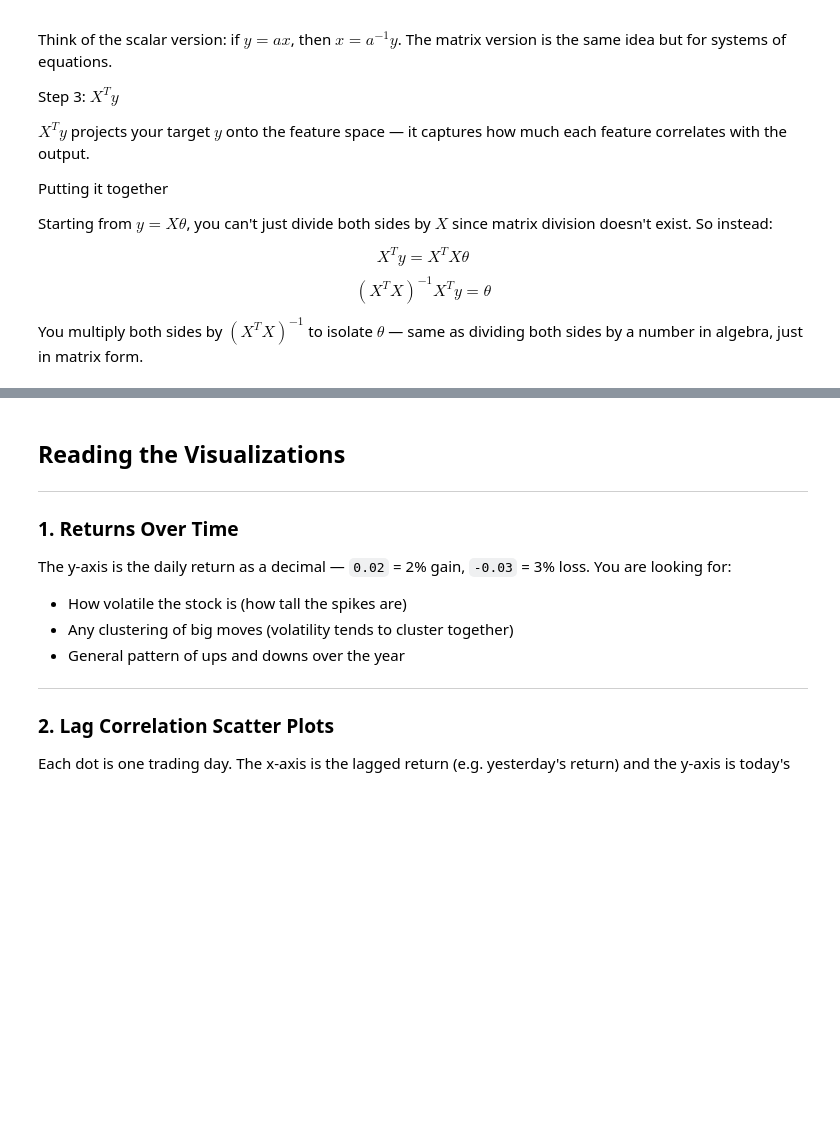
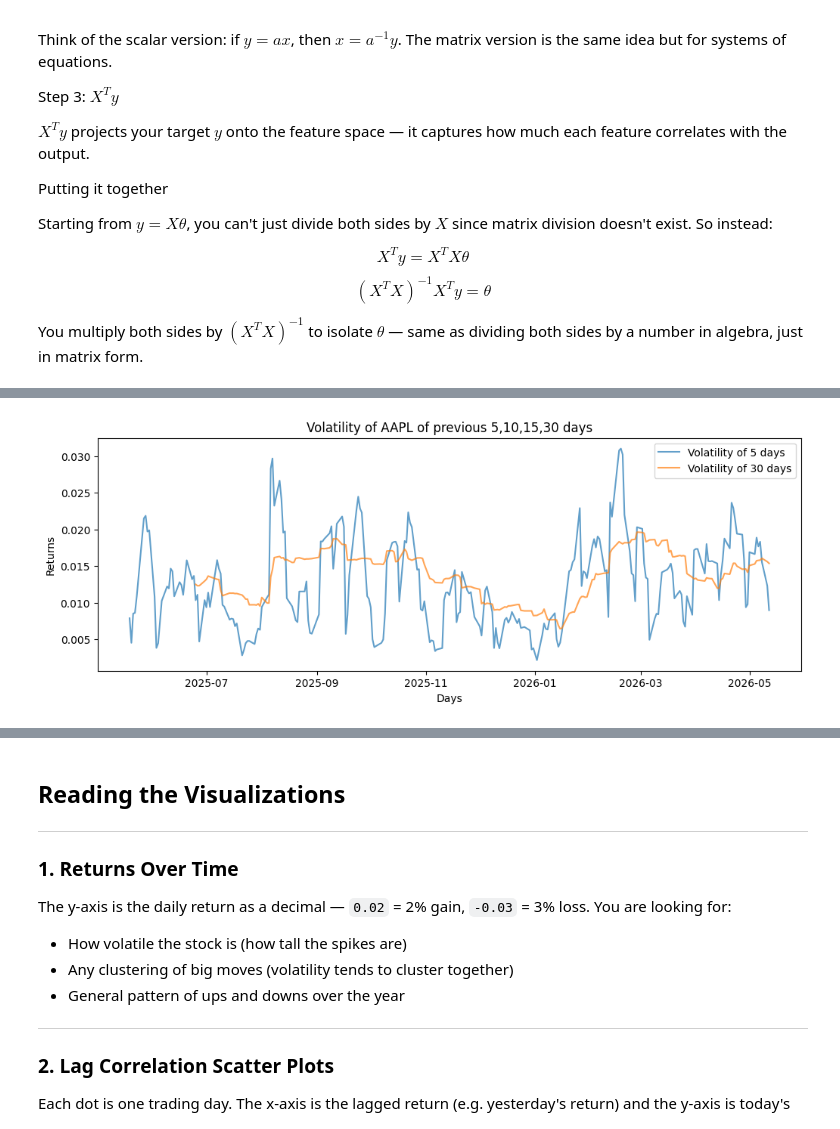
Before and after one commit to thehiaguy/StockReturnPred, a Jupyter notebook: notebooks/main.ipynb, the cells around one changed output, grey strips where cells are left out. Saved outputs shown, nothing was run; the diff lists cells and outputs as text; code cells hidden in the pictures; blank space fills up the shorter version.

```diff
--- a/notebooks/main.ipynb
+++ b/notebooks/main.ipynb
@@ -220,0 +269,11 @@ history[['Close', 'Return', 'Lag1', 'Lag2', 'Lag3']].dropna()
+# %%
+plt.figure(figsize=(12,4))
+plt.plot(history['Vol_5day'],label='Volatility of 5 days',alpha=0.7)
+plt.plot(history['Vol_30day'],label='Volatility of 30 days',alpha=0.7)
+plt.title('Volatility of AAPL of previous 5,10,15,30 days')
+plt.xlabel('Days')
+plt.ylabel('Returns')
+plt.legend()
+plt.show()
+# %% [output]
+[figure, added]
```
Also changed, not shown: parts of 22 cells of this notebook.
